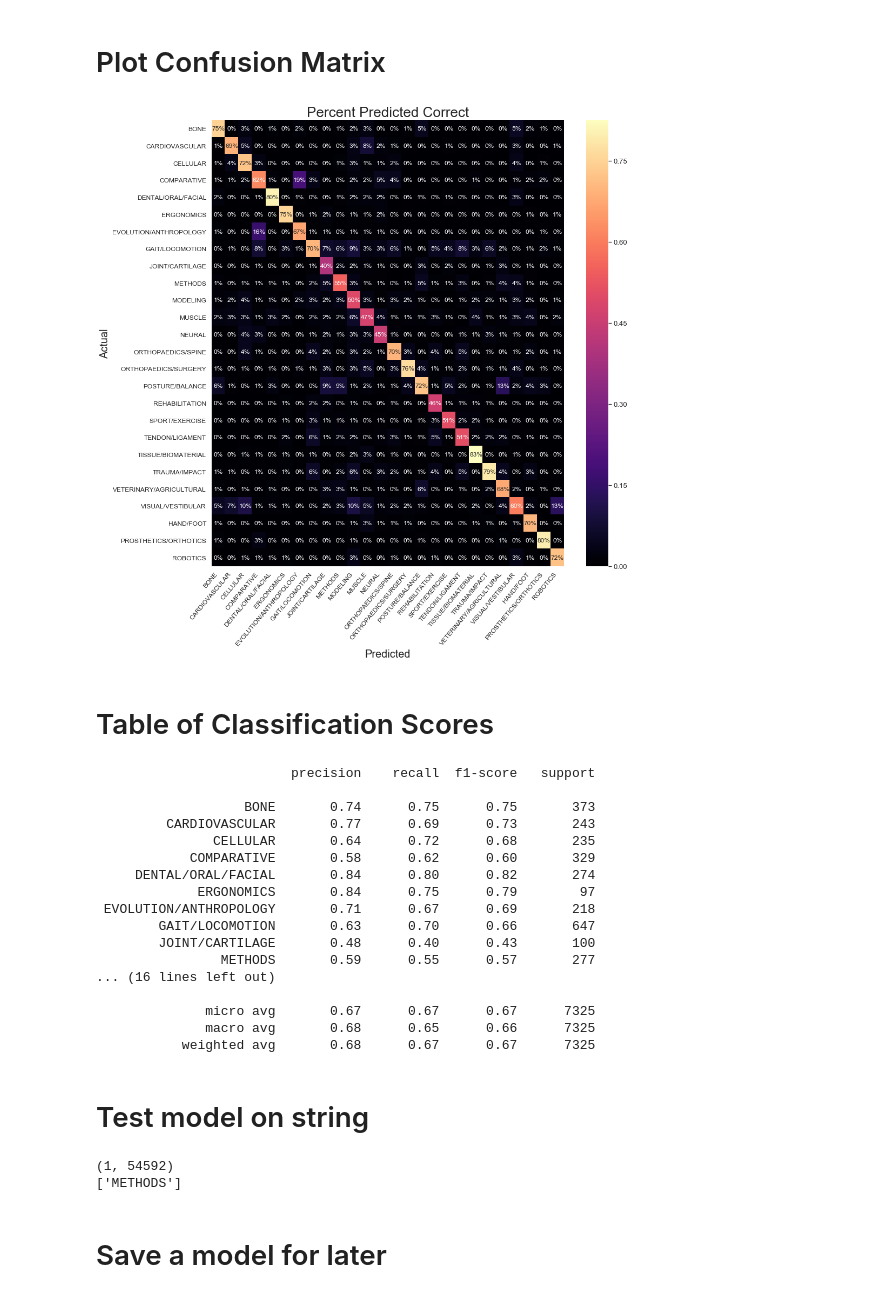
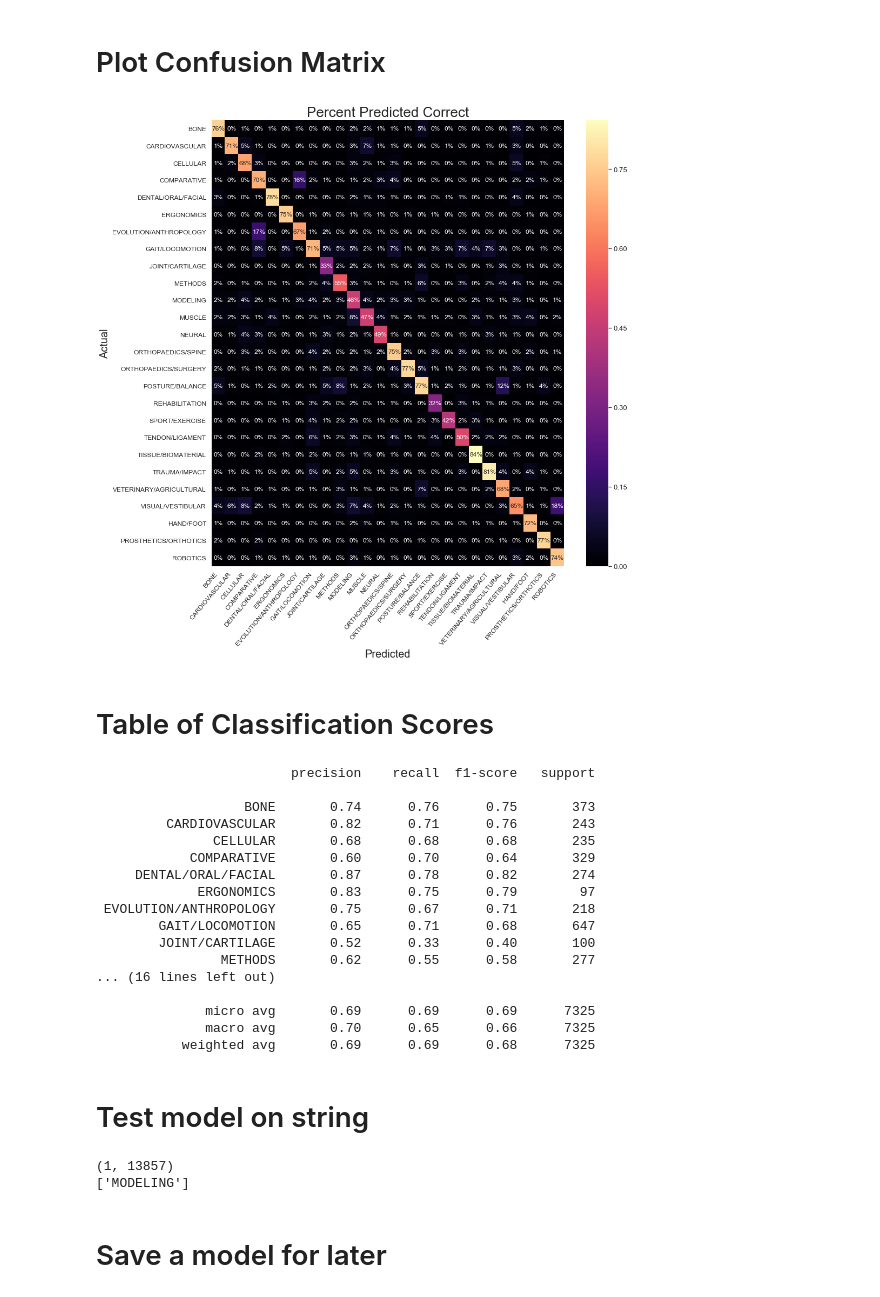
Before and after one commit to Juanfrandepatech/literature_update, a Jupyter notebook: Construct_Models/test_many_ML_algorithms.ipynb, the cells around one changed output. Saved outputs shown, nothing was run; the diff lists cells and outputs as text; code cells hidden in the pictures.

```diff
--- a/Construct_Models/test_many_ML_algorithms.ipynb
+++ b/Construct_Models/test_many_ML_algorithms.ipynb
@@ -130,10 +130,10 @@ pandas.core.frame.DataFrame
 # %% [markdown]
 ## Vectorize words in titles
 # %%
-from sklearn.feature_extraction.text import CountVectorizer
-vectorizer = CountVectorizer(min_df=2, #min occurances needed
+from sklearn.feature_extraction.text import TfidfVectorizer
+vectorizer = TfidfVectorizer(min_df=2, #min occurances needed
                              max_df=0.75, #max occuraces allowed (%)
-                             ngram_range=(1,2), #size range of grams (1-2 words)
+                             ngram_range=(1,1), #size range of grams (1-2 words)
                              strip_accents='unicode',
                              lowercase =True,
                              analyzer='word',
@@ -206,35 +249,35 @@ import seaborn as sns
 
 data['topic_id'] = data['topic'].factorize()[0]
 topic_id_df = data[['topic',
                   'topic_id']].drop_duplicates().sort_values('topic_id')
 topic_to_id = dict(topic_id_df.values)
 id_to_topic = dict(topic_id_df[['topic_id','topic']].values)
 
 model = logreg
 
-model.fit(X_train_dtm, y_train)
+# model.fit(X_train_dtm, y_train)
 y_pred = model.predict(X_test_dtm)
 from sklearn.metrics import confusion_matrix
 plt.rc('xtick',labelsize = 20)
 plt.rc('ytick',labelsize = 20)
 conf_mat = confusion_matrix(y_test, y_pred)
 conf_mat_rowsum = [sum(row) for row in conf_mat]
 conf_mat_perc = conf_mat / conf_mat_rowsum
 fig, ax = plt.subplots(figsize=(15,15))
 sns.set(font_scale=1.2) #font size multiplier
 sns.heatmap(conf_mat_perc, annot=True, fmt='.0%', cmap = 'magma', annot_kws={"size": 12},
             xticklabels=topic_id_df.topic.values, yticklabels=topic_id_df.topic.values)
 
 plt.ylabel('Actual',fontsize = 20)
 plt.xlabel('Predicted',fontsize = 20)
 plt.yticks(size = 12)
 plt.xticks(size = 12, rotation=50,ha='right')
 plt.title('Percent Predicted Correct', fontsize = 26)
 plt.yticks( rotation='horizontal')
 fig.tight_layout(pad = 2)
 plt.show()
 # %% [output]
-[figure, old version]
+[figure, new version]
 # %% [markdown]
 # Table of Classification Scores
 # %%
@@ -244,21 +287,21 @@ print(metrics.classification_report(y_test, y_pred, target_names=data['topic'].u
 # %% [output]
                          precision    recall  f1-score   support
 
-                   BONE       0.74      0.75      0.75       373
-         CARDIOVASCULAR       0.77      0.69      0.73       243
-               CELLULAR       0.64      0.72      0.68       235
-            COMPARATIVE       0.58      0.62      0.60       329
-     DENTAL/ORAL/FACIAL       0.84      0.80      0.82       274
-             ERGONOMICS       0.84      0.75      0.79        97
- EVOLUTION/ANTHROPOLOGY       0.71      0.67      0.69       218
-        GAIT/LOCOMOTION       0.63      0.70      0.66       647
-        JOINT/CARTILAGE       0.48      0.40      0.43       100
-                METHODS       0.59      0.55      0.57       277
+                   BONE       0.74      0.76      0.75       373
+         CARDIOVASCULAR       0.82      0.71      0.76       243
+               CELLULAR       0.68      0.68      0.68       235
+            COMPARATIVE       0.60      0.70      0.64       329
+     DENTAL/ORAL/FACIAL       0.87      0.78      0.82       274
+             ERGONOMICS       0.83      0.75      0.79        97
+ EVOLUTION/ANTHROPOLOGY       0.75      0.67      0.71       218
+        GAIT/LOCOMOTION       0.65      0.71      0.68       647
+        JOINT/CARTILAGE       0.52      0.33      0.40       100
+                METHODS       0.62      0.55      0.58       277
 ... (16 lines left out)
 
-              micro avg       0.67      0.67      0.67      7325
-              macro avg       0.68      0.65      0.66      7325
-           weighted avg       0.68      0.67      0.67      7325
+              micro avg       0.69      0.69      0.69      7325
+              macro avg       0.70      0.65      0.66      7325
+           weighted avg       0.69      0.69      0.68      7325
 # %% [markdown]
 # Test model on string
 # %%
@@ -272,8 +315,8 @@ d = (logreg.predict(s))
 print(d)
 # le.inverse_transform(d)[0]
 # %% [output]
-(1, 54592)
-['METHODS']
+(1, 13857)
+['MODELING']
 # %% [markdown]
 # Save a model for later
 # %%
```
Also changed, not shown: parts of 8 cells of this notebook, 9 other files.
